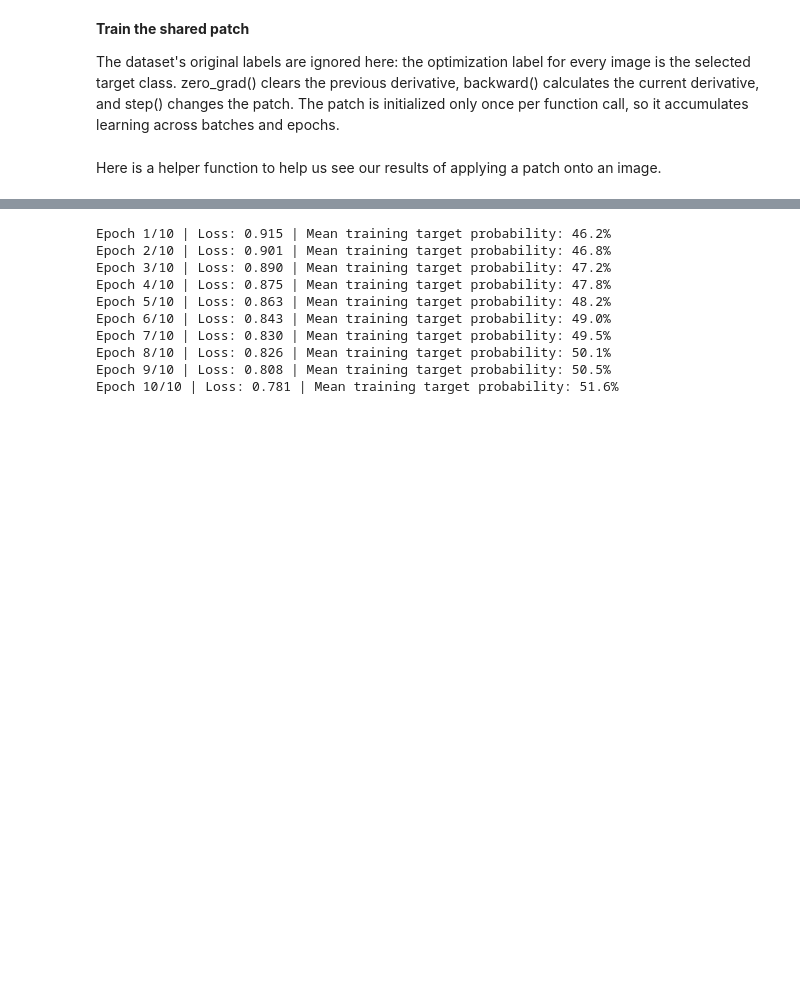
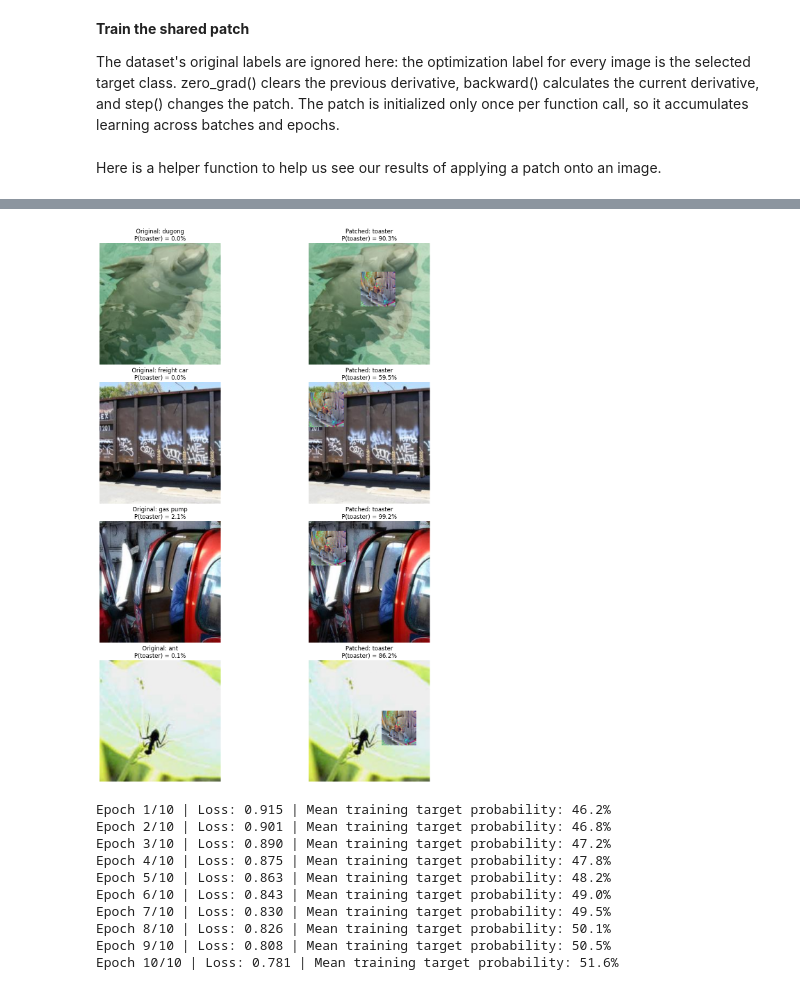
Before and after one commit to dhcent/Adversarial-Patches, a Jupyter notebook: ResNet50_Adversarial_Patches.ipynb, the cells around one changed output, grey strips where cells are left out. Saved outputs shown, nothing was run; the diff lists cells and outputs as text; code cells hidden in the pictures; blank space fills up the shorter version.

```diff
--- a/ResNet50_Adversarial_Patches.ipynb
+++ b/ResNet50_Adversarial_Patches.ipynb
@@ -529,3 +559,13 @@ Drive already mounted at /content/drive; to attempt to forcibly remount, call dr
+# %%
+show_patch_examples(
+    pretrained_model,
+    patch_train_loader,
+    patch,
+    target_index,
+    device,
+    )
+# %% [output]
+[figure, added]
 # %%
 patch, extra_history = train_patch(
     pretrained_model,
```
Also changed, not shown: parts of 12 cells of this notebook.
